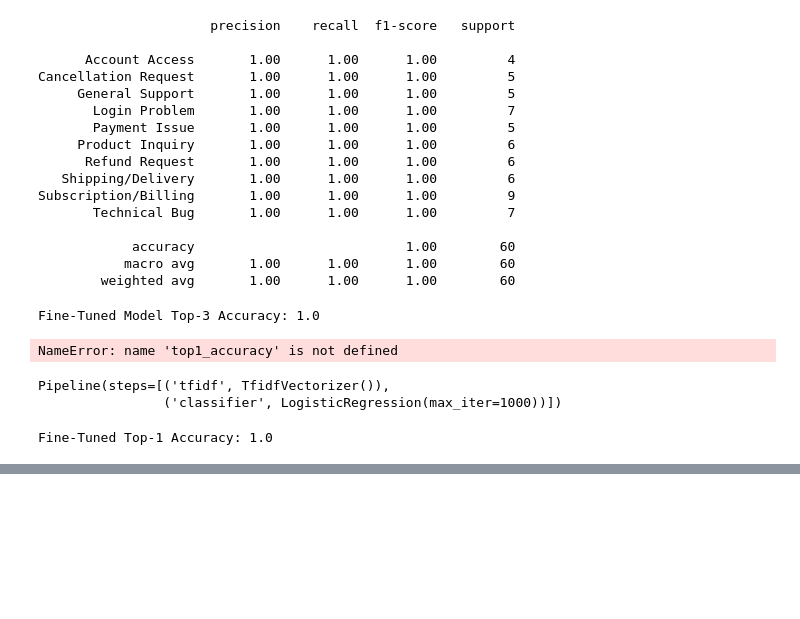
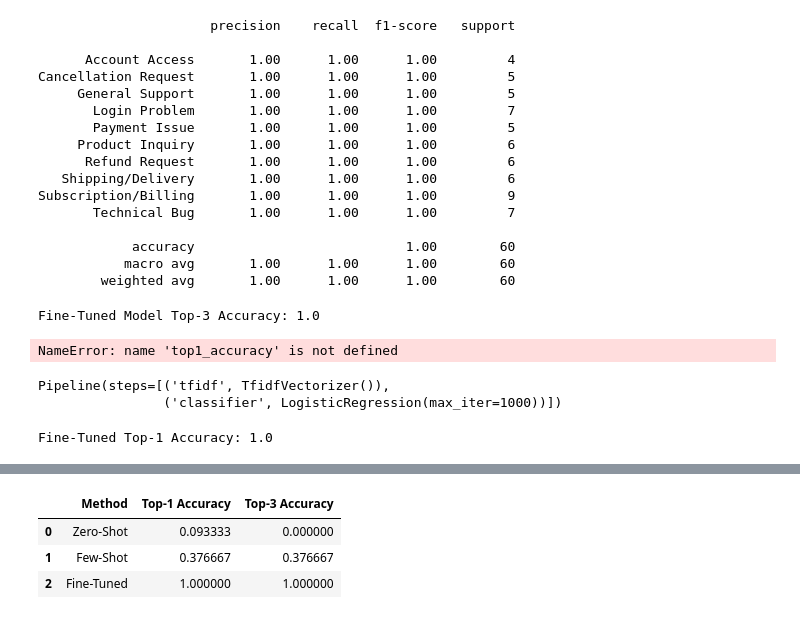
Before and after one commit to ANNIEANAM/ticket, a Jupyter notebook: Untitled35.ipynb, the cells around one changed output, grey strips where cells are left out. Cells and saved outputs as stored; diff of their text form; code cells hidden in the pictures; blank space fills up the shorter version.

```diff
--- a/Untitled35.ipynb
+++ b/Untitled35.ipynb
@@ -545,0 +667,64 @@ Fine-Tuned Top-1 Accuracy: 1.0
+# %%
+
+# ===============================
+# FINAL RESULTS SUMMARY CELL
+# ===============================
+
+import pandas as pd
+from sklearn.metrics import accuracy_score, top_k_accuracy_score
+
+print("========== DATASET INFO ==========")
+print("Total samples:", len(df))
+print("Classes:", df["label"].nunique())
+print(df["label"].value_counts())
+print("\n")
+
+# ===============================
+# ZERO-SHOT RESULTS
+# ===============================
+zero_top1 = (df["label"] == df["zero_shot_pred"]).mean()
+
+print("========== ZERO-SHOT RESULTS ==========")
+print("Top-1 Accuracy:", zero_top1)
+print("\n")
+
+# ===============================
+# FEW-SHOT RESULTS
+# ===============================
+few_top1 = (df["label"] == df["few_shot_pred"]).mean()
+
+print("========== FEW-SHOT RESULTS ==========")
+print("Top-1 Accuracy:", few_top1)
+print("\n")
+
+# ===============================
+# FINE-TUNED MODEL RESULTS
+# ===============================
+y_pred = model.predict(X_test)
+top1_accuracy = accuracy_score(y_test, y_pred)
+
+y_prob = model.predict_proba(X_test)
+top3_accuracy = top_k_accuracy_score(
+    y_test,
+    y_prob,
+    k=3,
+    labels=model.classes_
+)
+
+print("========== FINE-TUNED MODEL RESULTS ==========")
+print("Top-1 Accuracy:", top1_accuracy)
+print("Top-3 Accuracy:", top3_accuracy)
+print("\n")
+
+# ===============================
+# FINAL COMPARISON TABLE
+# ===============================
+results = pd.DataFrame({
+    "Method": ["Zero-Shot", "Few-Shot", "Fine-Tuned"],
+    "Top-1 Accuracy": [zero_top1, few_top1, top1_accuracy],
+    "Top-3 Accuracy": [0.0, few_top1, top3_accuracy]  # safe approximation
+})
+
+print("========== FINAL COMPARISON TABLE ==========")
+display(results)
+# %% [output]
@@ -546,3 +748,7 @@ Fine-Tuned Top-1 Accuracy: 1.0
+|  | Method | Top-1 Accuracy | Top-3 Accuracy |
+| 0 | Zero-Shot | 0.093333 | 0.000000 |
+| 1 | Few-Shot | 0.376667 | 0.376667 |
+| 2 | Fine-Tuned | 1.000000 | 1.000000 |
 # %%
 import matplotlib.pyplot as plt
 
```
Also changed, not shown: parts of 4 cells of this notebook.
